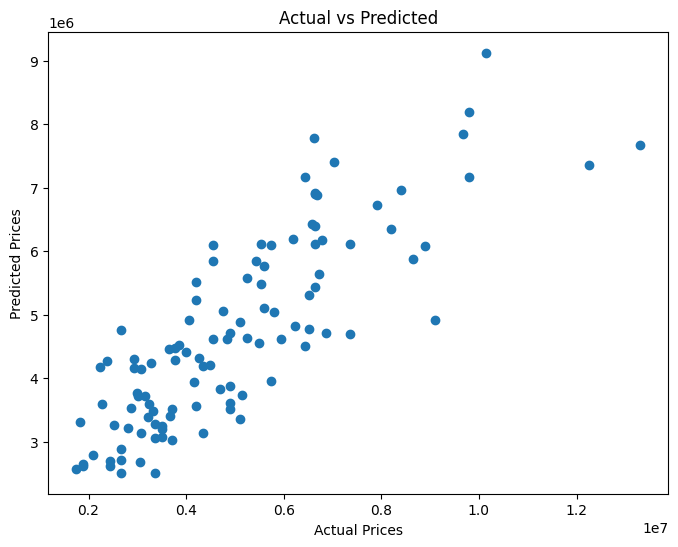
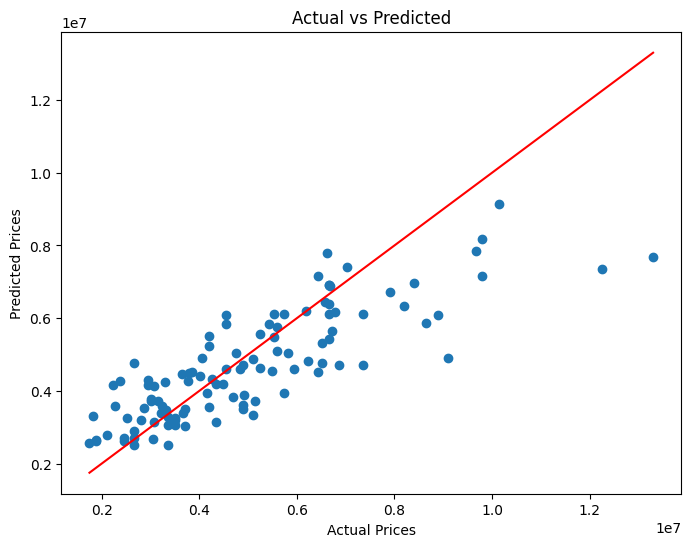
Code edit (unified diff) that turned the first committed figure into the second:
--- before
+++ after
@@ -4,5 +4,9 @@
 
 plt.scatter(y_test,y_pred)
-
+plt.plot(
+    [y_test.min(), y_test.max()],
+    [y_test.min(), y_test.max()],
+    color = 'red'
+)
 plt.xlabel("Actual Prices")
 plt.ylabel("Predicted Prices")

Commit: week 3 tuesday final